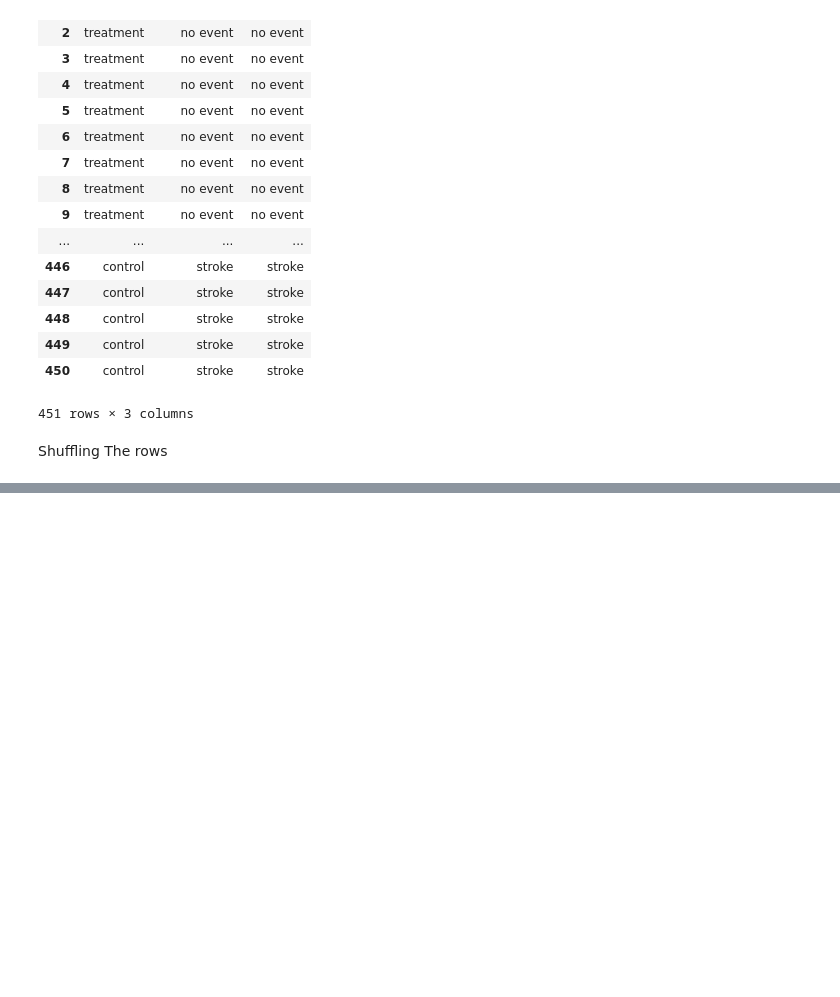
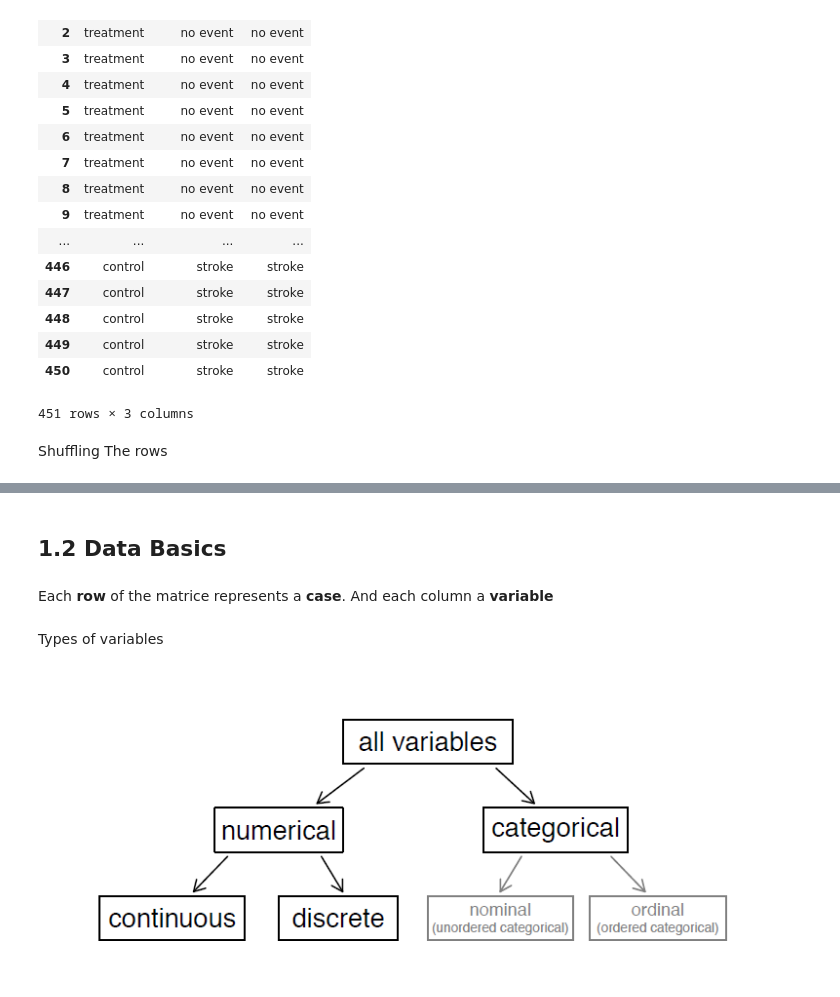
Before and after one commit to chikoungoun/OpenIntro, a Jupyter notebook: openintro_chap_1.ipynb, the cells around one changed output, grey strips where cells are left out. Cells and saved outputs as stored; diff of their text form; code cells hidden in the pictures; blank space fills up the shorter version.

```diff
--- a/openintro_chap_1.ipynb
+++ b/openintro_chap_1.ipynb
@@ -125,0 +133,11 @@ patients
+# %% [markdown]
+## 1.2 Data Basics
+# %% [markdown]
+Each **row** of the matrice represents a **case**. And each column a **variable**
+# %% [markdown]
+Types of variables
+# %%
+from IPython.display import Image
+Image(filename="data_types.png")
+# %% [output]
+[figure, added]
```
Also changed, not shown: parts of 16 cells of this notebook.
